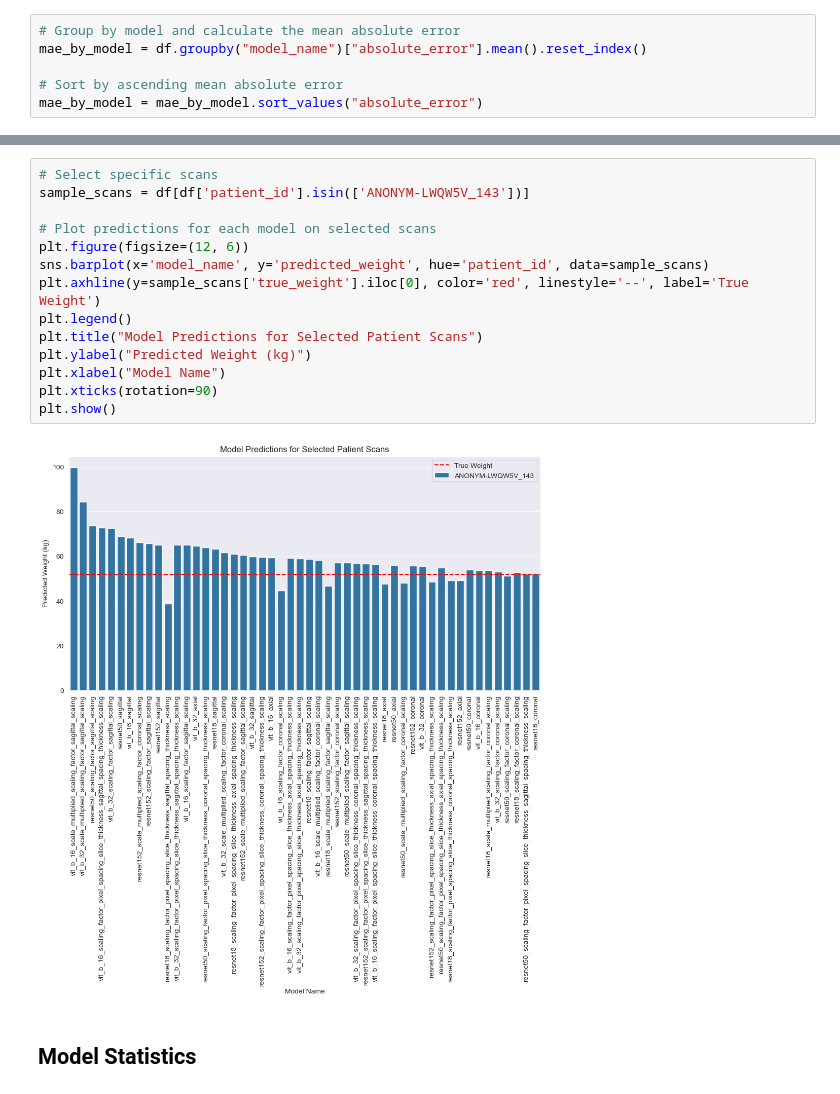
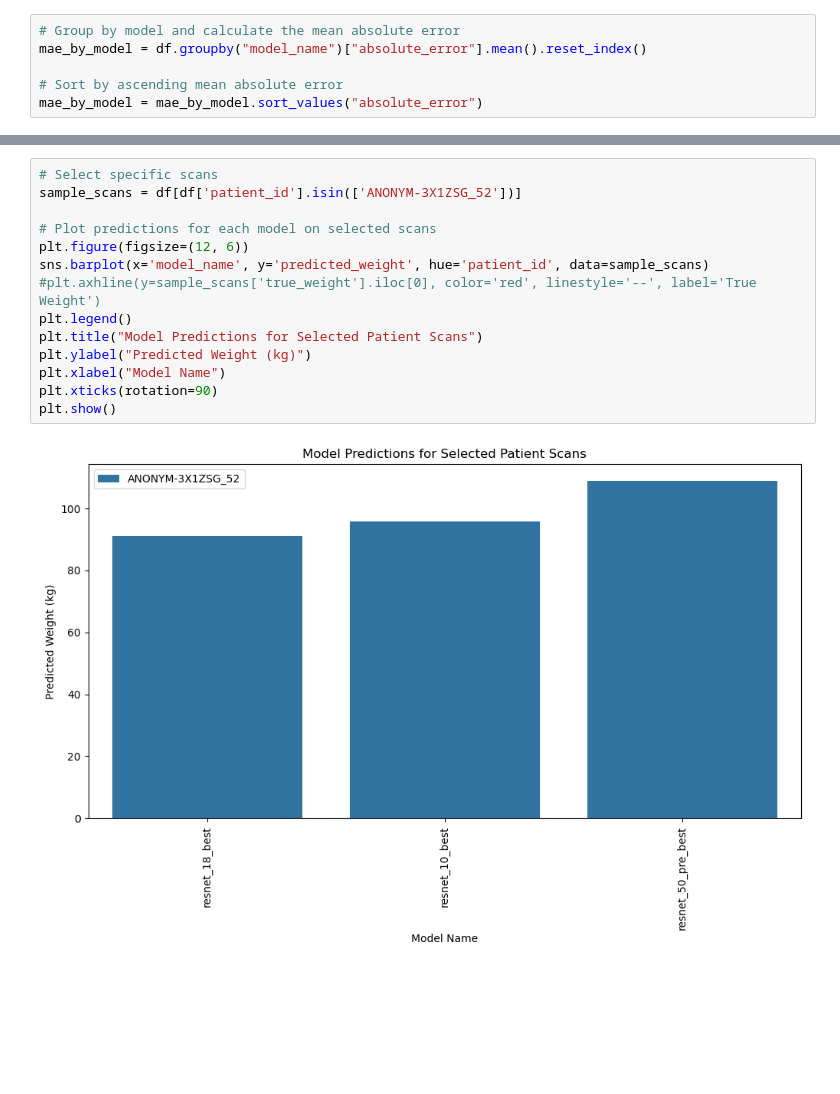
Before and after one commit to Justin-SG/inferring_body_weight_from_ct_scans, a Jupyter notebook: 5_Evaluation/Patrick/Model_Evaluation.ipynb, the cells around one changed output, grey strips where cells are left out. Drawn from its saved outputs; the diff is of its cells as text; blank space fills up the shorter version.

```diff
--- a/5_Evaluation/Patrick/Model_Evaluation.ipynb
+++ b/5_Evaluation/Patrick/Model_Evaluation.ipynb
@@ -196,18 +176,16 @@ plt.show()
 # %%
 # Select specific scans
-sample_scans = df[df['patient_id'].isin(['ANONYM-LWQW5V_143'])]
+sample_scans = df[df['patient_id'].isin(['ANONYM-3X1ZSG_52'])]
 
 # Plot predictions for each model on selected scans
 plt.figure(figsize=(12, 6))
 sns.barplot(x='model_name', y='predicted_weight', hue='patient_id', data=sample_scans)
-plt.axhline(y=sample_scans['true_weight'].iloc[0], color='red', linestyle='--', label='True Weight')
+#plt.axhline(y=sample_scans['true_weight'].iloc[0], color='red', linestyle='--', label='True Weight')
 plt.legend()
 plt.title("Model Predictions for Selected Patient Scans")
 plt.ylabel("Predicted Weight (kg)")
 plt.xlabel("Model Name")
 plt.xticks(rotation=90)
 plt.show()
 # %% [output]
-[figure, old version]
+[figure, new version]
-# %% [markdown]
-## Model Statistics
```
Also changed, not shown: parts of 16 cells of this notebook, 5 other files.
